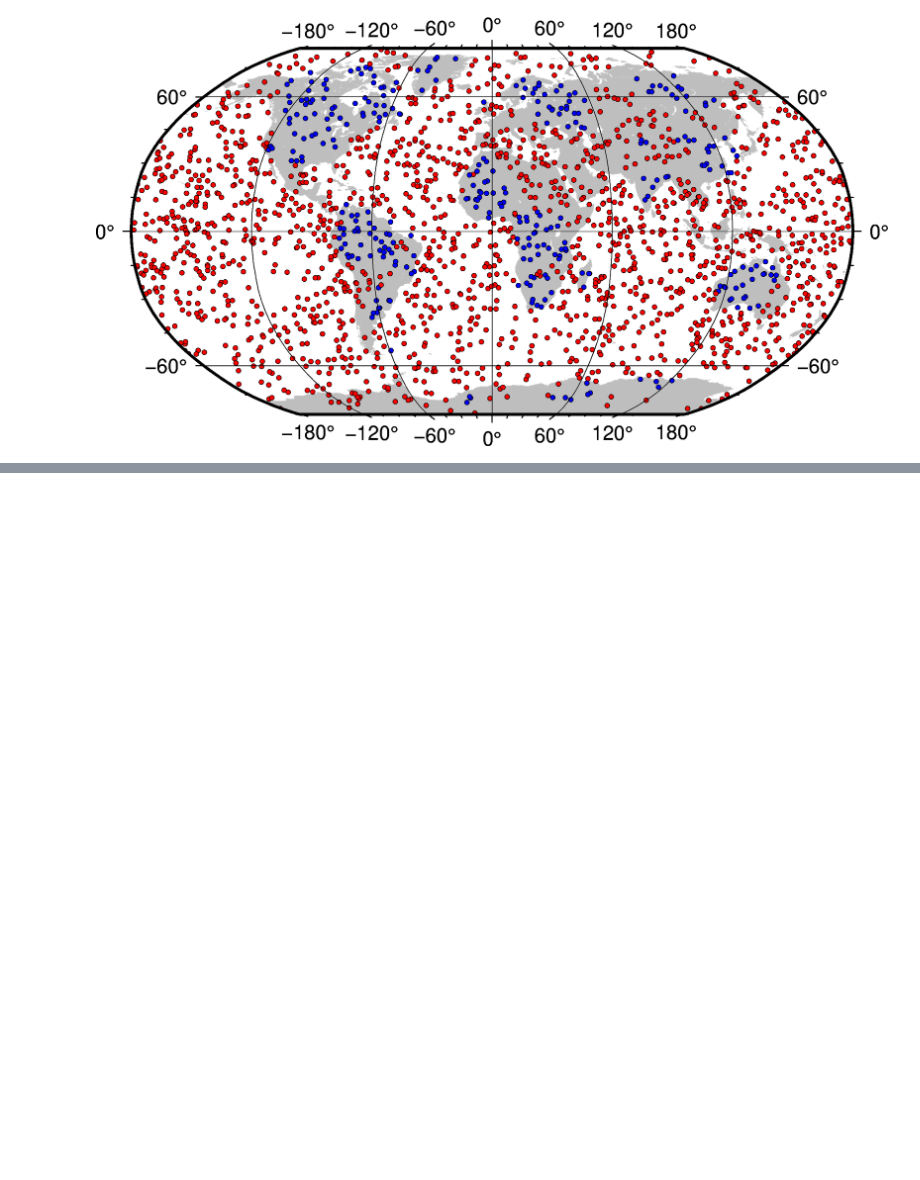
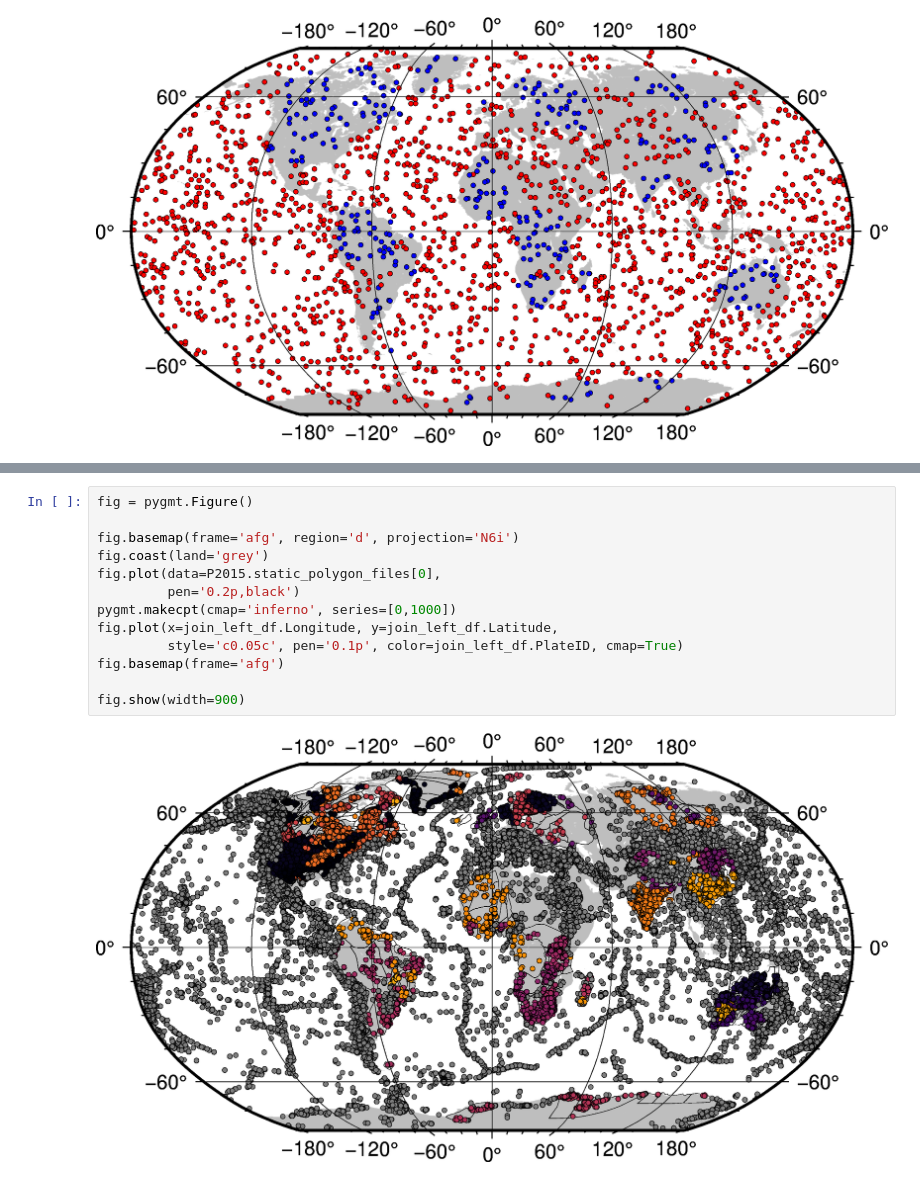
Before and after one commit to siwill22/elephant, a Jupyter notebook: select_by_polygon.ipynb, the cells around one changed output, grey strips where cells are left out. Saved outputs shown, nothing was run; the diff lists cells and outputs as text; blank space fills up the shorter version.

```diff
--- a/select_by_polygon.ipynb
+++ b/select_by_polygon.ipynb
@@ -213,0 +227,15 @@ join_left_df
+# %%
+fig = pygmt.Figure()
+
+fig.basemap(frame='afg', region='d', projection='N6i')
+fig.coast(land='grey')
+fig.plot(data=P2015.static_polygon_files[0],
+         pen='0.2p,black')
+pygmt.makecpt(cmap='inferno', series=[0,1000])
+fig.plot(x=join_left_df.Longitude, y=join_left_df.Latitude,
+         style='c0.05c', pen='0.1p', color=join_left_df.PlateID, cmap=True)
+fig.basemap(frame='afg')
+
+fig.show(width=900)
+# %% [output]
+[figure, added]
```
Also changed, not shown: parts of 4 cells of this notebook.
